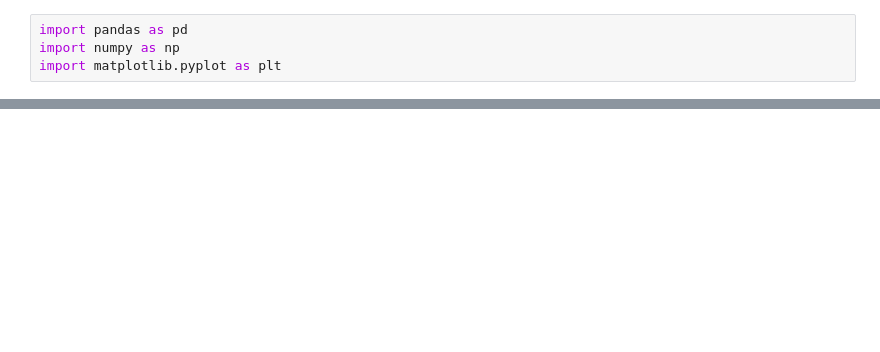
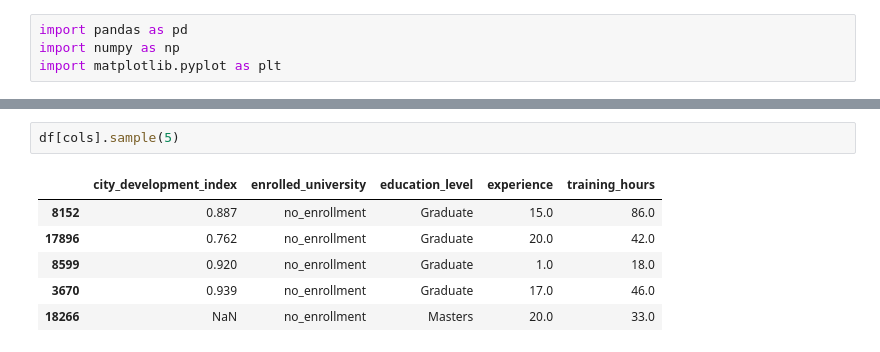
Before and after one commit to moyen-ahmed/pythone-Ml-Basic, a Jupyter notebook: ML_CHEAT_SHEAT/Handling Missing Data/CCA.ipynb, the cells around one changed output, grey strips where cells are left out. Drawn from its saved outputs; the diff is of its cells as text; blank space fills up the shorter version.

```diff
--- a/ML_CHEAT_SHEAT/Handling Missing Data/CCA.ipynb
+++ b/ML_CHEAT_SHEAT/Handling Missing Data/CCA.ipynb
@@ -9,0 +54,9 @@ FileNotFoundError: [Errno 2] No such file or directory: 'Dataset/DataScientist.c
+# %%
+df[cols].sample(5)
+# %% [output]
+|  | city_development_index | enrolled_university | education_level | experience | training_hours |
+| 8152 | 0.887 | no_enrollment | Graduate | 15.0 | 86.0 |
+| 17896 | 0.762 | no_enrollment | Graduate | 20.0 | 42.0 |
+| 8599 | 0.920 | no_enrollment | Graduate | 1.0 | 18.0 |
+| 3670 | 0.939 | no_enrollment | Graduate | 17.0 | 46.0 |
+| 18266 | NaN | no_enrollment | Masters | 20.0 | 33.0 |
```
Also changed, not shown: parts of 8 cells of this notebook, 3 other files.
